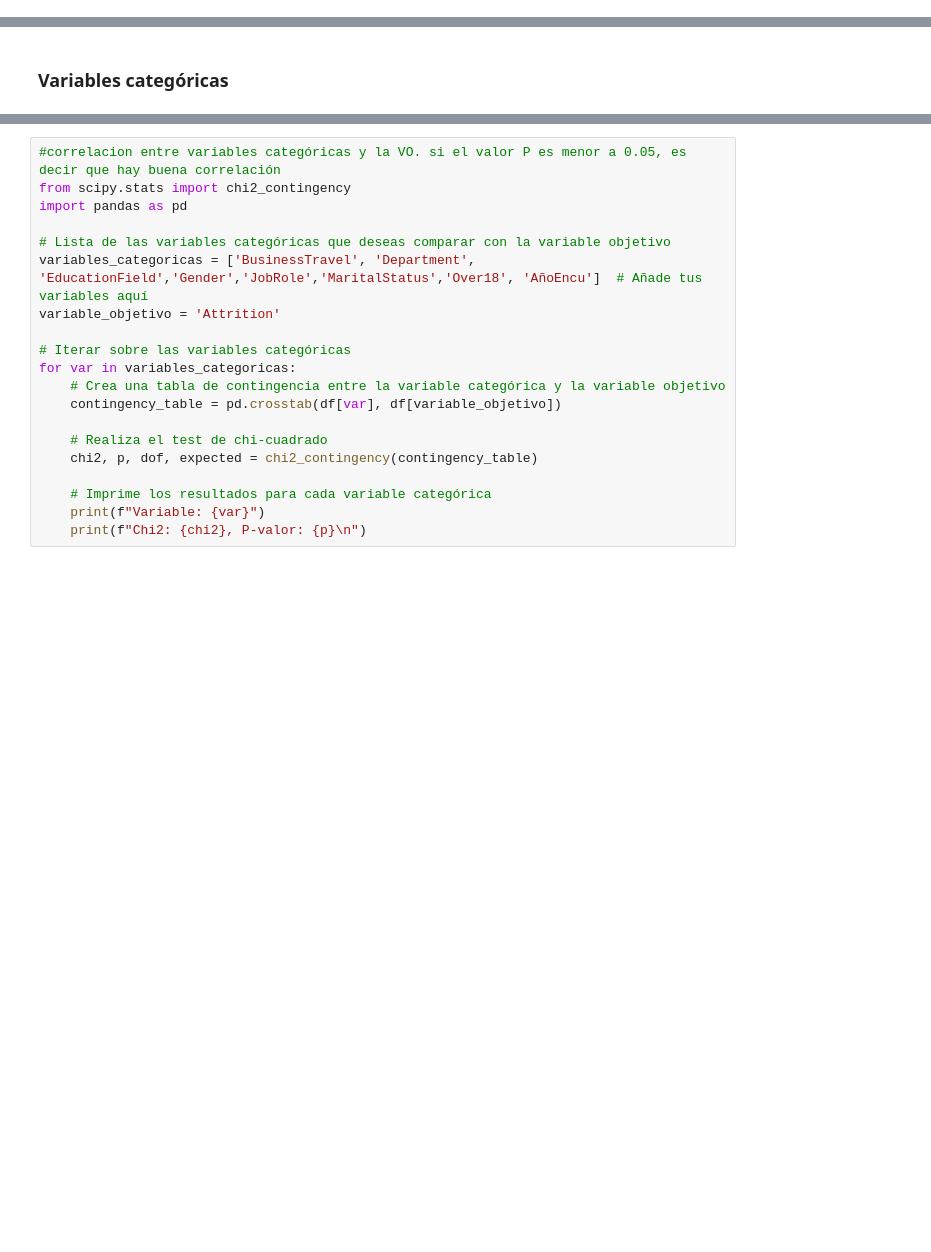
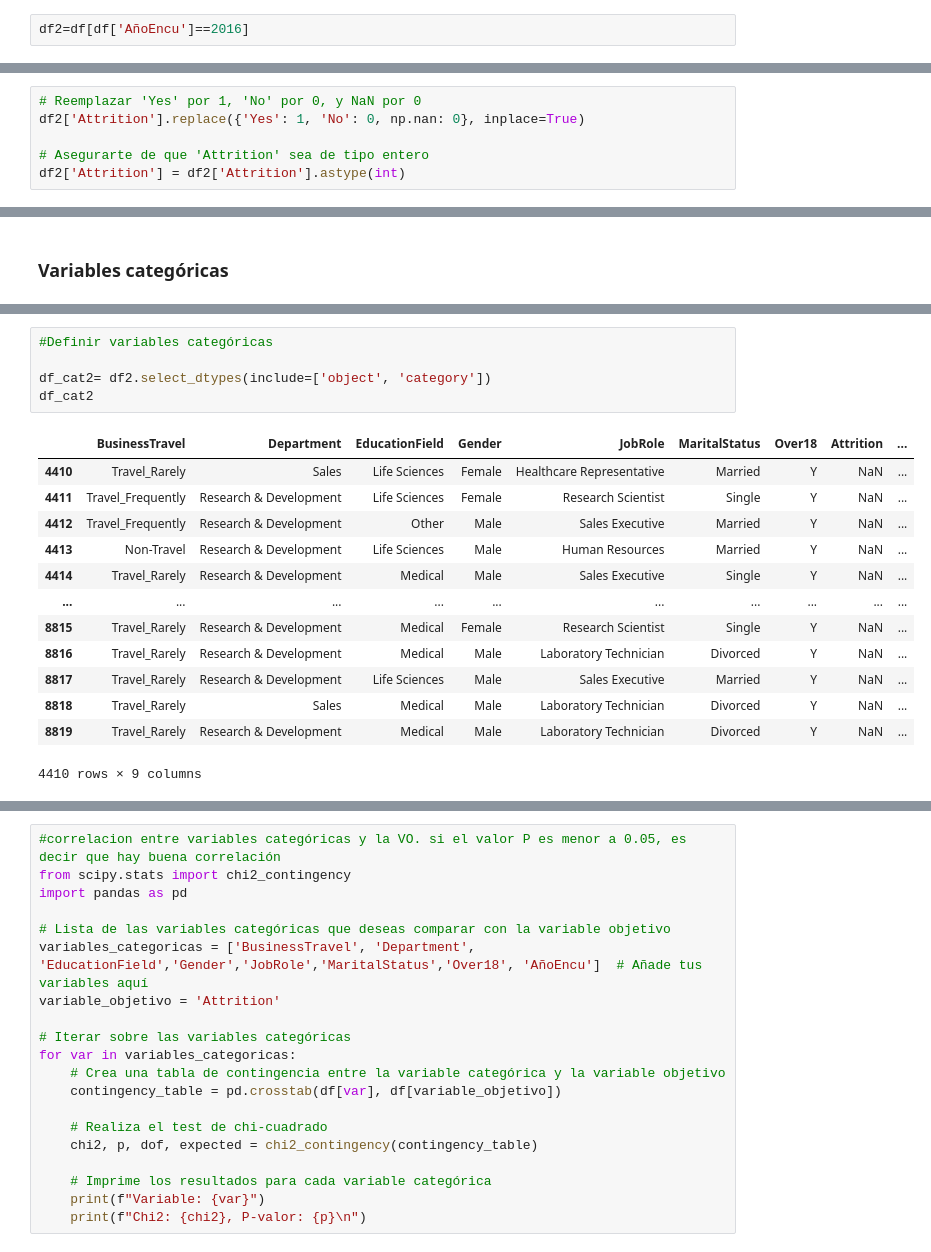
Before and after one commit to juantoro5/Analitica-para-RH-E7, a Jupyter notebook: Exploracion de datos.ipynb, the cells around one changed output, grey strips where cells are left out. Drawn from its saved outputs; the diff is of its cells as text; blank space fills up the shorter version.

```diff
--- a/Exploracion de datos.ipynb
+++ b/Exploracion de datos.ipynb
@@ -33,3 +33,5 @@ df
 df['AñoEncu'] = df['AñoEncu'].astype(object)
 # %%
 df1=df[df['AñoEncu']==2015]
+# %%
+df2=df[df['AñoEncu']==2016]
@@ -127,3 +181,9 @@ For example, when doing 'df[col].method(value, inplace=True)', try using 'df.met
 
 
   df1['Attrition'].replace({'Yes': 1, 'No': 0, np.nan: 0}, inplace=True)
+# %%
+# Reemplazar 'Yes' por 1, 'No' por 0, y NaN por 0
+df2['Attrition'].replace({'Yes': 1, 'No': 0, np.nan: 0}, inplace=True)
+
+# Asegurarte de que 'Attrition' sea de tipo entero
+df2['Attrition'] = df2['Attrition'].astype(int)
@@ -267,3 +417,22 @@ df_cat
+# %%
+#Definir variables categóricas
+
+df_cat2= df2.select_dtypes(include=['object', 'category'])
+df_cat2
+# %% [output]
+|  | BusinessTravel | Department | EducationField | Gender | JobRole | MaritalStatus | Over18 | Attrition | ... |
+| 4410 | Travel_Rarely | Sales | Life Sciences | Female | Healthcare Representative | Married | Y | NaN | ... |
+| 4411 | Travel_Frequently | Research & Development | Life Sciences | Female | Research Scientist | Single | Y | NaN | ... |
+| 4412 | Travel_Frequently | Research & Development | Other | Male | Sales Executive | Married | Y | NaN | ... |
+| 4413 | Non-Travel | Research & Development | Life Sciences | Male | Human Resources | Married | Y | NaN | ... |
+| 4414 | Travel_Rarely | Research & Development | Medical | Male | Sales Executive | Single | Y | NaN | ... |
+| ... | ... | ... | ... | ... | ... | ... | ... | ... | ... |
+| 8815 | Travel_Rarely | Research & Development | Medical | Female | Research Scientist | Single | Y | NaN | ... |
+| 8816 | Travel_Rarely | Research & Development | Medical | Male | Laboratory Technician | Divorced | Y | NaN | ... |
+| 8817 | Travel_Rarely | Research & Development | Life Sciences | Male | Sales Executive | Married | Y | NaN | ... |
+| 8818 | Travel_Rarely | Sales | Medical | Male | Laboratory Technician | Divorced | Y | NaN | ... |
+| 8819 | Travel_Rarely | Research & Development | Medical | Male | Laboratory Technician | Divorced | Y | NaN | ... |
+4410 rows × 9 columns
 # %%
 df_cat.columns
 # %% [output]
```
Also changed, not shown: parts of 44 cells of this notebook, 2 other files.
